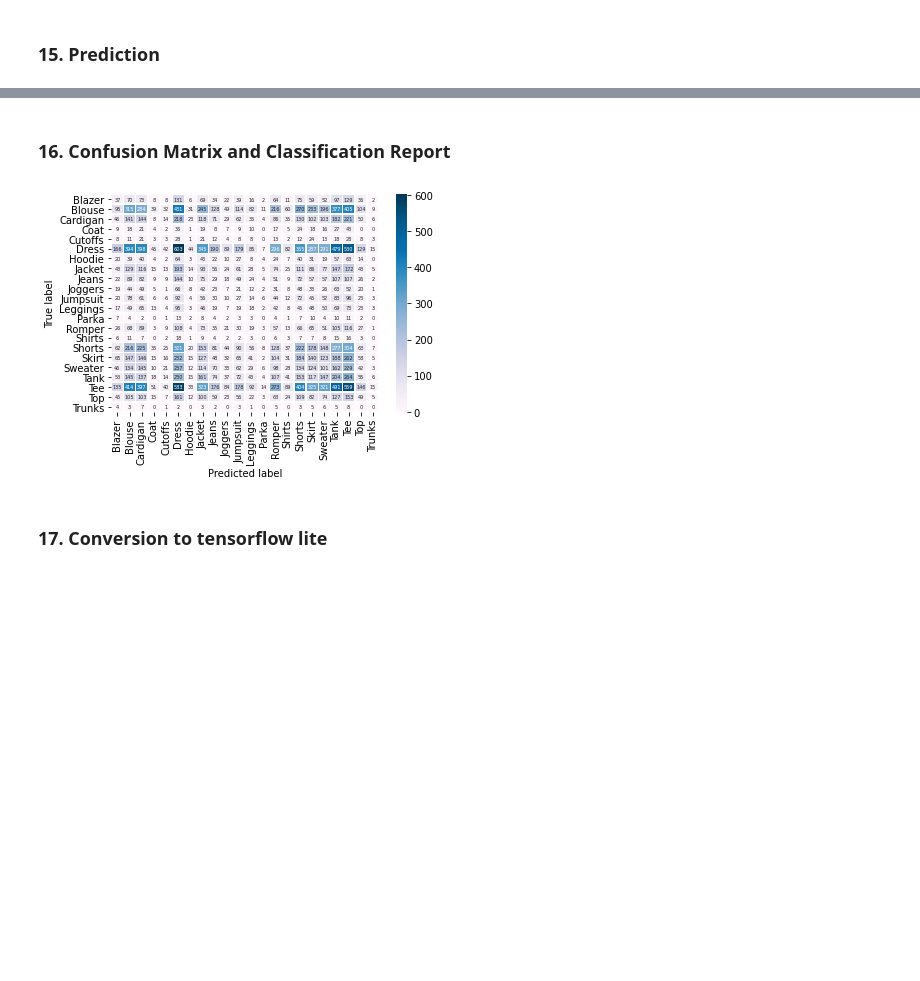
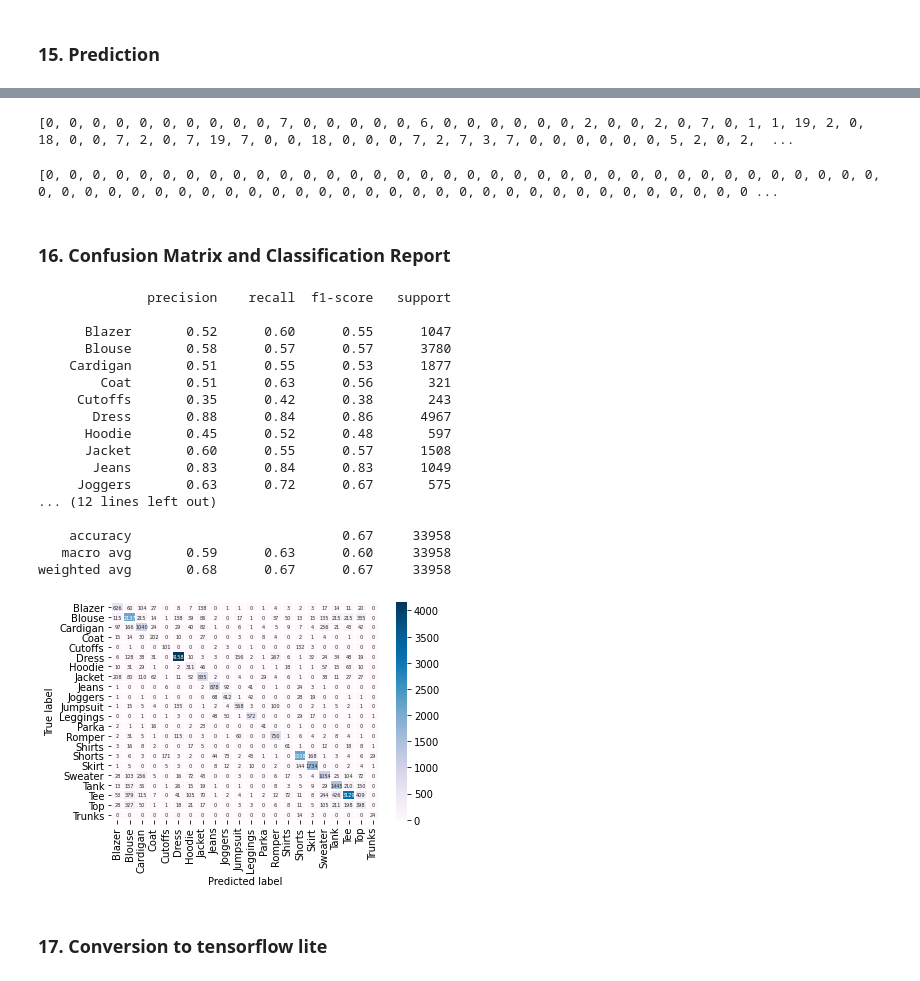
Before and after one commit to mirror-look/mirror-look-origin, a Jupyter notebook: AI/Demo/DemoVersion3-ResNet50.ipynb, the cells around one changed output, grey strips where cells are left out. Drawn from its saved outputs; the diff is of its cells as text; code cells hidden in the pictures; blank space fills up the shorter version.

Commit message:
feat : final classification model
Former-commit-id: 3a34ed8fac8a205a0c160654948683b864daf21a

```diff
--- a/AI/Demo/DemoVersion3-ResNet50.ipynb
+++ b/AI/Demo/DemoVersion3-ResNet50.ipynb
@@ -987,7 +990,7 @@ Validation Loss:2.2667338848114014
 # %% [markdown]
 ### 15. Prediction
 # %%
-model.load_weights('/home/azure/passion/AI/Demo/output/checkpoint/resnet50__model2.ckpt')
-evaluation = model.evaluate(validation_generator)
+model = tf.keras.models.load_model('/home/azure/passion/AI/Demo/output/resnet50_model2.h5')
+evaluation = model.evaluate(test_generator)
 print(evaluation)
 # %% [output]
@@ -996,24 +999,53 @@ print(evaluation)
+# %%
+Y_pred = model.predict(test_generator)
+Y_pred_argmax = np.argmax(Y_pred, axis=1)
+Y_pred_list = Y_pred_argmax.tolist()
+print(Y_pred_list)
+# %% [output]
+[0, 0, 0, 0, 0, 0, 0, 0, 0, 0, 7, 0, 0, 0, 0, 0, 6, 0, 0, 0, 0, 0, 0, 2, 0, 0, 2, 0, 7, 0, 1, 1, 19, 2, 0, 18, 0, 0, 7, 2, 0, 7, 19, 7, 0, 0, 18, 0, 0, 0, 7, 2, 7, 3, 7, 0, 0, 0, 0, 0, 0, 5, 2, 0, 2,  ...
+# %%
+valY_labels = test_generator.labels
+print(valY_labels)
+# %% [output]
+[0, 0, 0, 0, 0, 0, 0, 0, 0, 0, 0, 0, 0, 0, 0, 0, 0, 0, 0, 0, 0, 0, 0, 0, 0, 0, 0, 0, 0, 0, 0, 0, 0, 0, 0, 0, 0, 0, 0, 0, 0, 0, 0, 0, 0, 0, 0, 0, 0, 0, 0, 0, 0, 0, 0, 0, 0, 0, 0, 0, 0, 0, 0, 0, 0, 0, 0 ...
 # %% [markdown]
 ### 16. Confusion Matrix and Classification Report
 # %%
-# def confusion_mat(Y_pred_list, valY_labels, class_labels_sampling):
-#     confusion_mat = confusion_matrix(valY_labels, Y_pred_list)
-# #     classification_rep = classification_report(valY_labels, Y_pred_list, target_names=class_labels_sampling)
-#     plt.figure(figsize=(6, 4))
-#     df_confusion_mat = pd.DataFrame(confusion_mat)
-#     sns.heatmap(df_confusion_mat, annot_kws={"size": 5}, linewidths=.5, cmap='PuBu',
-#                annot=True, yticklabels=class_labels_sampling, xticklabels=class_labels_sampling, fmt='g'
-#                )
-#     plt.xticks(rotation=90)
-#     plt.ylabel('True label')
-#     plt.xlabel('Predicted label')
-#     plt.savefig('/home/azure/passion/AI/Demo/output/plot/resnet50_model_confusion_matrix2.jpg')
-#     return plt
+def confusion_mat(Y_pred_list, valY_labels, class_labels_sampling):
+    confusion_mat = confusion_matrix(valY_labels, Y_pred_list)
+    classification_rep = classification_report(valY_labels, Y_pred_list, target_names=class_labels_sampling)
+    plt.figure(figsize=(6, 4))
+    df_confusion_mat = pd.DataFrame(confusion_mat)
+    sns.heatmap(df_confusion_mat, annot_kws={"size": 5}, linewidths=.5, cmap='PuBu',
+               annot=True, yticklabels=class_labels_sampling, xticklabels=class_labels_sampling, fmt='g'
+               )
+    plt.xticks(rotation=90)
+    plt.ylabel('True label')
+    plt.xlabel('Predicted label')
+    plt.savefig('/home/azure/passion/AI/Demo/output/plot/resnet50_model_confusion_matrix2.jpg')
+    return plt, classification_rep
 # %%
-# confusion_mat = confusion_mat(Y_pred_list, valY_labels, class_labels_sampling)
-# print(classification_report)
+confusion_mat, classification_report = confusion_mat(Y_pred_list, valY_labels, class_labels_sampling)
+print(classification_report)
 # %% [output]
+              precision    recall  f1-score   support
+
+      Blazer       0.52      0.60      0.55      1047
+      Blouse       0.58      0.57      0.57      3780
+    Cardigan       0.51      0.55      0.53      1877
+        Coat       0.51      0.63      0.56       321
+     Cutoffs       0.35      0.42      0.38       243
+       Dress       0.88      0.84      0.86      4967
+      Hoodie       0.45      0.52      0.48       597
+      Jacket       0.60      0.55      0.57      1508
+       Jeans       0.83      0.84      0.83      1049
+     Joggers       0.63      0.72      0.67       575
+... (12 lines left out)
+
+    accuracy                           0.67     33958
+   macro avg       0.59      0.63      0.60     33958
+weighted avg       0.68      0.67      0.67     33958
-[figure, old version]
+[figure, new version]
 # %% [markdown]
 ### 17. Conversion to tensorflow lite
 # %%
```
Also changed, not shown: parts of 9 cells of this notebook, 16 other files.
